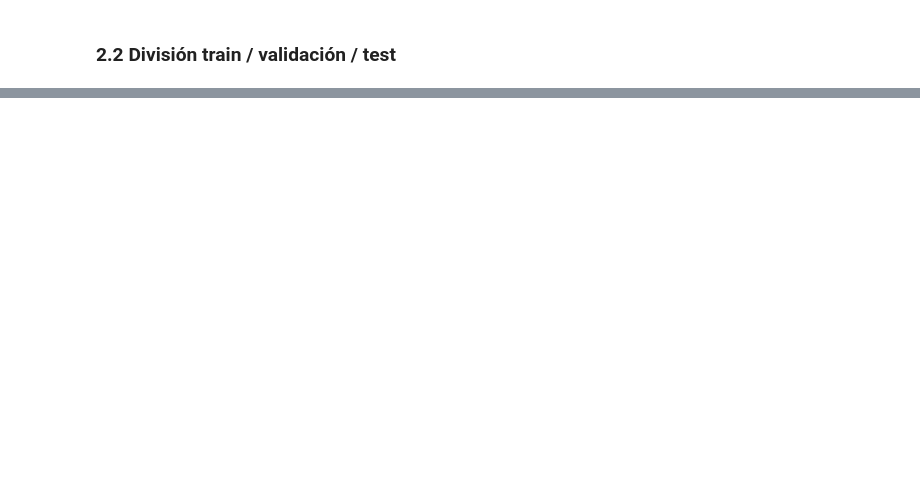
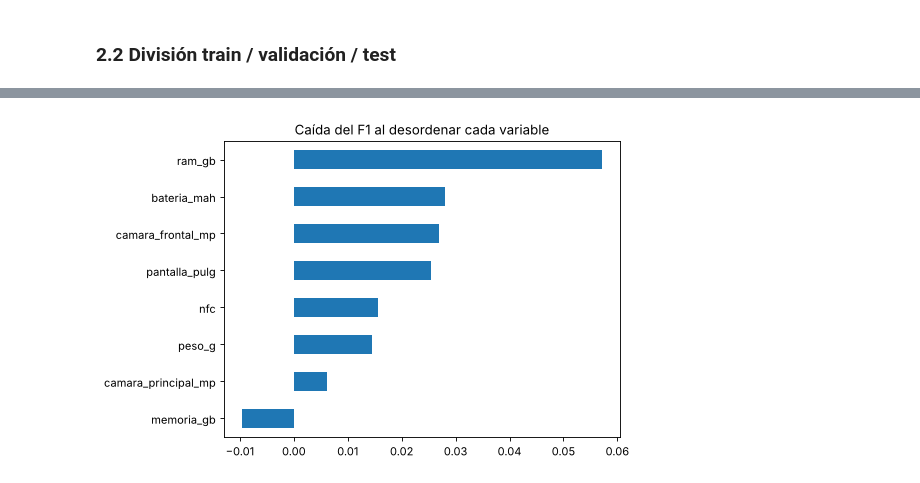
Before and after one commit to keydenurbina/cellphones-market, a Jupyter notebook: notebooks/04. data_modeling.ipynb, the cells around one changed output, grey strips where cells are left out. Cells and saved outputs as stored; diff of their text form; code cells hidden in the pictures; blank space fills up the shorter version.

Commit message:
Extracción 100% HTML (07-11), interpretaciones actualizadas y modelo completo

```diff
--- a/notebooks/04. data_modeling.ipynb
+++ b/notebooks/04. data_modeling.ipynb
@@ -124,0 +140,16 @@ reparto                                                                   # la t
+# %%
+# Cada algoritmo con su grilla de hiperparámetros. Se elige la combinación con mejor F1 macro en VALIDACIÓN.
+candidatos = {
+    "Regresión Logística": (make_pipeline(StandardScaler(), LogisticRegression(max_iter=5000)),   # escala: la logística lo necesita
+                            {"logisticregression__C": [0.01, 0.1, 1, 10, 100], "logisticregression__class_weight": [None, "balanced"]}),
+    "Árbol de Decisión": (DecisionTreeClassifier(random_state=42),
+                          {"max_depth": [3, 5, 7, None], "min_samples_leaf": [1, 3, 5], "class_weight": [None, "balanced"]}),
+    "Random Forest": (RandomForestClassifier(random_state=42),
+                      {"n_estimators": [200, 500], "max_depth": [5, 10, None], "min_samples_leaf": [1, 3], "class_weight": [None, "balanced"]}),
+}   # class_weight="balanced" da más peso a los rangos con pocos celulares (ej. "Muy bajo")
+res = {}
+for nombre, (modelo, grilla) in candidatos.items():
+    for p in ParameterGrid(grilla):                                               # prueba todas las combinaciones
+        f1 = f1_score(y_val, modelo.set_params(**p).fit(X_tr, y_tr).predict(X_val), average="macro")
+        if f1 > res.get(nombre, (-1,))[0]: res[nombre] = (f1, p)                   # guarda la mejor
+pd.DataFrame(res, index=["F1 validación", "mejores hiperparámetros"]).T
@@ -124,0 +171,9 @@ reparto                                                                   # la t
+# %%
+# El ganador se re-entrena con train + validación (80%) y se evalúa UNA vez en test.
+mejor = max(res, key=lambda k: res[k][0])
+modelo = candidatos[mejor][0].set_params(**res[mejor][1]).fit(X_80, y_80)
+pred = modelo.predict(X_te)
+print("Mejor modelo:", mejor, "| hiperparámetros:", res[mejor][1], "\n")
+print(classification_report(y_te, pred, labels=range(5), target_names=etiquetas, digits=2, zero_division=0))
+ConfusionMatrixDisplay.from_predictions(y_te, pred, labels=range(5), display_labels=etiquetas, cmap="Blues")
+plt.title(f"Matriz de confusión – {mejor} (test)"); plt.show()
@@ -124,0 +211,7 @@ reparto                                                                   # la t
+# %%
+# Importancia por permutación: cuánto cae el F1 si "desordenamos" una variable (sirve para cualquier modelo)
+imp = permutation_importance(modelo, X_te, y_te, scoring="f1_macro", n_repeats=30, random_state=42)
+pd.Series(imp.importances_mean, X_cols).sort_values().plot.barh(title="Caída del F1 al desordenar cada variable")
+plt.show()
+# %% [output]
+[figure, added]
```
Also changed, not shown: parts of 16 cells of this notebook, 5 other files.
